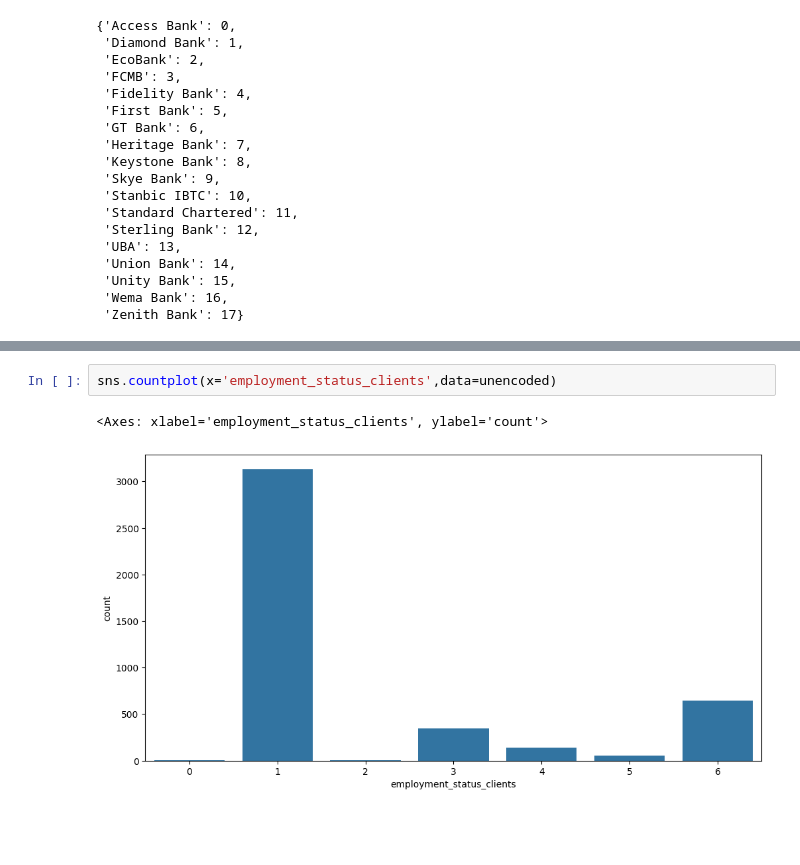
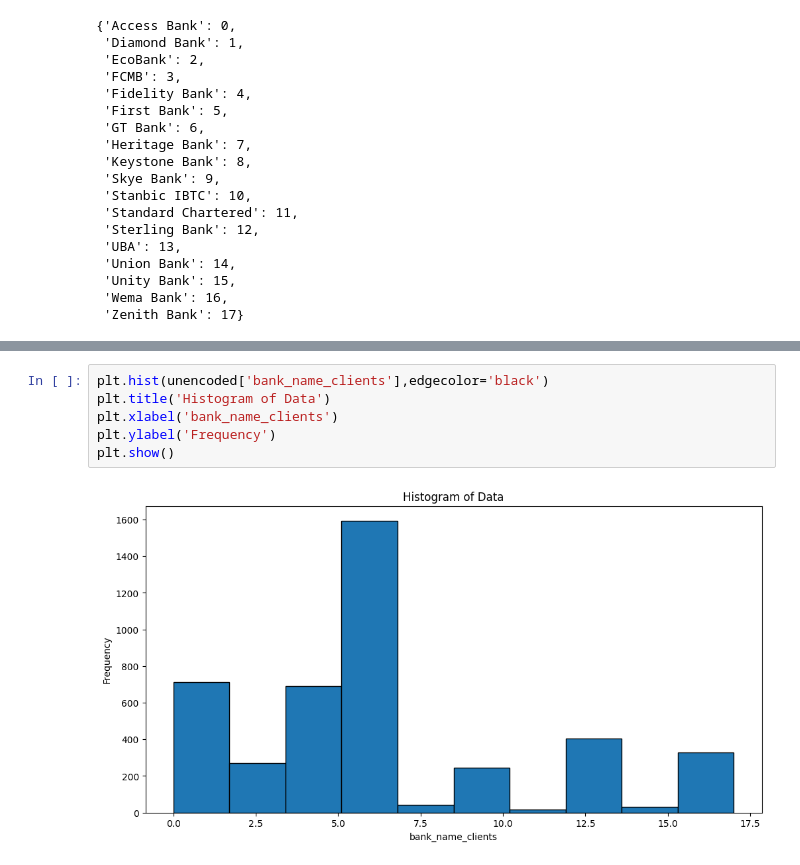
Before and after one commit to Group-10-Refactory-Capstone/Group10RefactoryCapstone, a Jupyter notebook: exploratory_data_analysis_julian.ipynb, the cells around one changed output, grey strips where cells are left out. Cells and saved outputs as stored; diff of their text form; blank space fills up the shorter version.

Commit message:
Hist plot errors corrected

```diff
--- a/exploratory_data_analysis_julian.ipynb
+++ b/exploratory_data_analysis_julian.ipynb
@@ -256,5 +251,8 @@ sns.countplot(x='bank_name_clients',data=unencoded)
-# %%
-sns.countplot(x='employment_status_clients',data=unencoded)
-# %% [output]
-<Axes: xlabel='employment_status_clients', ylabel='count'>
-[figure, removed]
+# %%
+plt.hist(unencoded['bank_name_clients'],edgecolor='black')
+plt.title('Histogram of Data')
+plt.xlabel('bank_name_clients')
+plt.ylabel('Frequency')
+plt.show()
+# %% [output]
+[figure, added]
```
Also changed, not shown: parts of 5 cells of this notebook.
